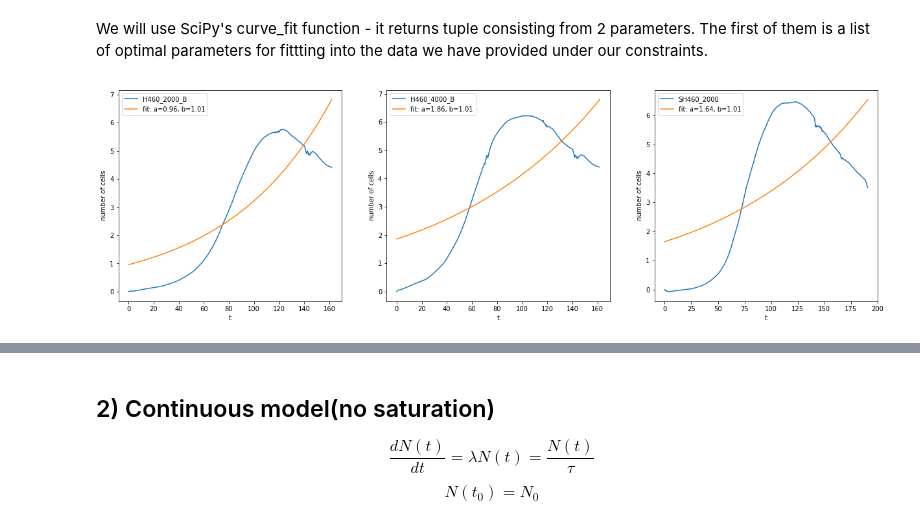
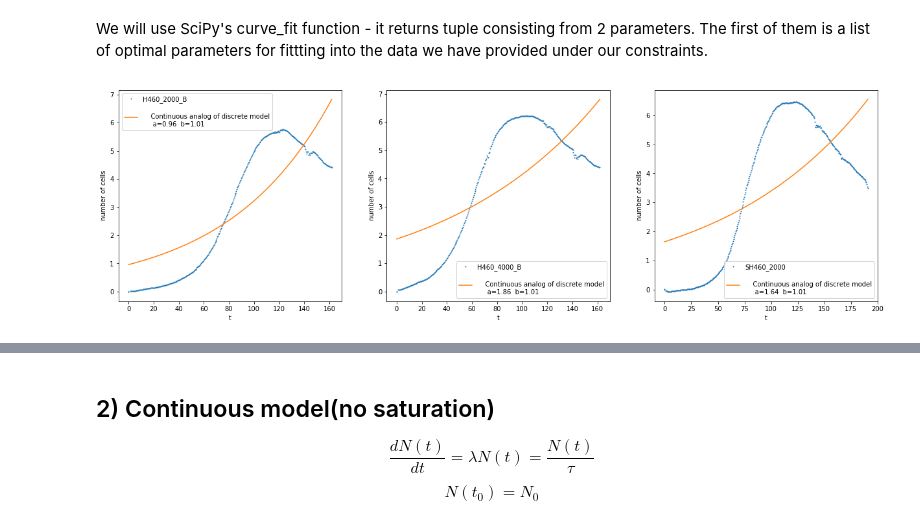
Before and after one commit to CalmScout/mathematical_oncology_course, a Jupyter notebook: practica_01/practica_01.ipynb, the cells around one changed output, grey strips where cells are left out. Cells and saved outputs as stored; diff of their text form; code cells hidden in the pictures.

```diff
--- a/practica_01/practica_01.ipynb
+++ b/practica_01/practica_01.ipynb
@@ -93,6 +102,9 @@ $$N(t) = a b^t$$
 It is not adecuate transition to continous case probably(not at each new time moment $t$ we have new generation $j$; probably each generation $j$ lives some time span $[t_{j}, t_{j+1})$). However we will fit this function with parameters $a, b$.
 # %%
 def model_1(t, a, b):
+    """
+    Continuous analog of discrete model
+    """
     return a * np.power(b, t)
 # %% [markdown]
 We will use SciPy's curve_fit function - it returns tuple consisting from 2 parameters. The first of them is a list of optimal parameters for fittting into the data we have provided under our constraints.
@@ -103,26 +111,54 @@ popt_1_3, pcov_1_3 = curve_fit(model_1, d_time_2, d_val_2, bounds=(0, [3, 3]))
-# %%
-plt.rcParams["figure.figsize"] = (21,6)
-plt.subplot(1, 3, 1)
-plt.plot(d_time_1, d_val_1_2000, label='H460_2000_B');
-plt.plot(d_time_1, model_1(d_time_1, *popt_1_1), label='fit: a={:.2f}, b={:.2f}'.format(popt_1_1[0], popt_1_1[1]))
-plt.xlabel('t')
-plt.ylabel('number of cells')
-plt.legend();
-
-plt.subplot(1, 3, 2)
-plt.plot(d_time_1, d_val_1_4000, label='H460_4000_B');
-plt.plot(d_time_1, model_1(d_time_1, *popt_1_2), label='fit: a={:.2f}, b={:.2f}'.format(popt_1_2[0], popt_1_2[1]))
-plt.xlabel('t')
-plt.ylabel('number of cells')
-plt.legend();
-
-plt.subplot(1, 3, 3)
-plt.plot(d_time_2, d_val_2, label='SH460_2000')
-plt.plot(d_time_2, model_1(d_time_2, *popt_1_3), label='fit: a={:.2f}, b={:.2f}'.format(popt_1_3[0], popt_1_3[1]))
-plt.xlabel('t')
-plt.ylabel('number of cells')
-plt.legend();
-# %% [output]
-[figure, removed]
+# %%
+def get_label(model, popt):
+    """
+    Return label for plotting.
+    model: function
+    popt: tuple of optimal parameters
+    """
+    args = str(inspect.signature(model)).split(',')
+    for i in range(len(args)):
+        args[i] = args[i].strip('0123456789()=')
+    args = args[1:] # now 'args' contains names of parameters of 'model' func, except of the first one
+    # time. we will use them for label during plotting
+    tmp = ''
+    for i in range(len(args)):
+        tmp += args[i] + '=' + '{:.2f}'.format(popt[i]) + ' '
+    model_label = model.__doc__ + tmp
+    return model_label
+# %%
+def fit_and_plot_collection(data, model, bounds):
+    """
+    Fits explicit 'model' function to each pd.Series in 'data' - collection of Data Frames and plots results
+    in separate subplots.
+    """
+    popt_list = []
+    num_of_pictures_to_plot = 0 # each dataframe column is plotted in separate subplot
+    for df in data:
+        num_of_pictures_to_plot += df.shape[1]
+    idx_curr_plot = 1
+    for df in data:
+        for column in df:
+            plt.subplot(1, num_of_pictures_to_plot, idx_curr_plot)
+            # plot pure data
+            plt.plot(df[column], 'o', markersize=1, label=column)
+            # fit model to our data
+            x = df[column].index.values
+            y = df[column].values
+            popt, pcov = curve_fit(model, x, y, bounds=bounds)
+            popt_list.append(popt)
+            # plot fitted graph
+            plt.plot(x, model(x, *popt), label=get_label(model, popt))
+            # make our plot beautiful
+            plt.xlabel('t')
+            plt.ylabel('number of cells')
+            plt.legend()
+            # auxiliary counter increasing
+            idx_curr_plot += 1
+    return popt_list
+popt_list_1 = fit_and_plot_collection(data, model_1, bounds=(0, [3, 3]))
+# print(popt_list_1)
+# add error computing and parameters on labels of fitted function and visualization of difference of
+# %% [output]
+[figure, added]
 # %%
 def integrate_numerically(x, y):
```
Also changed, not shown: parts of 42 cells of this notebook.
